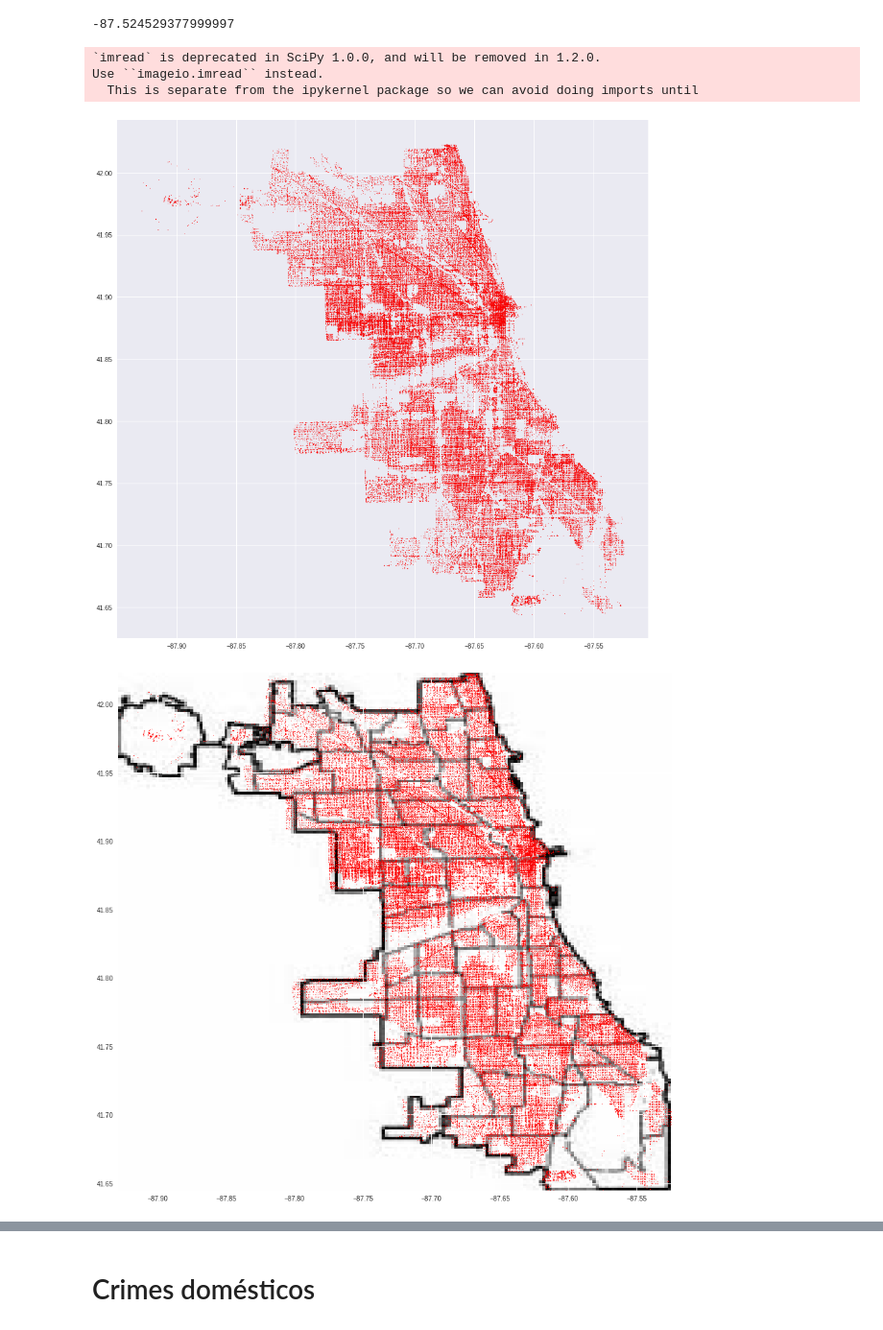
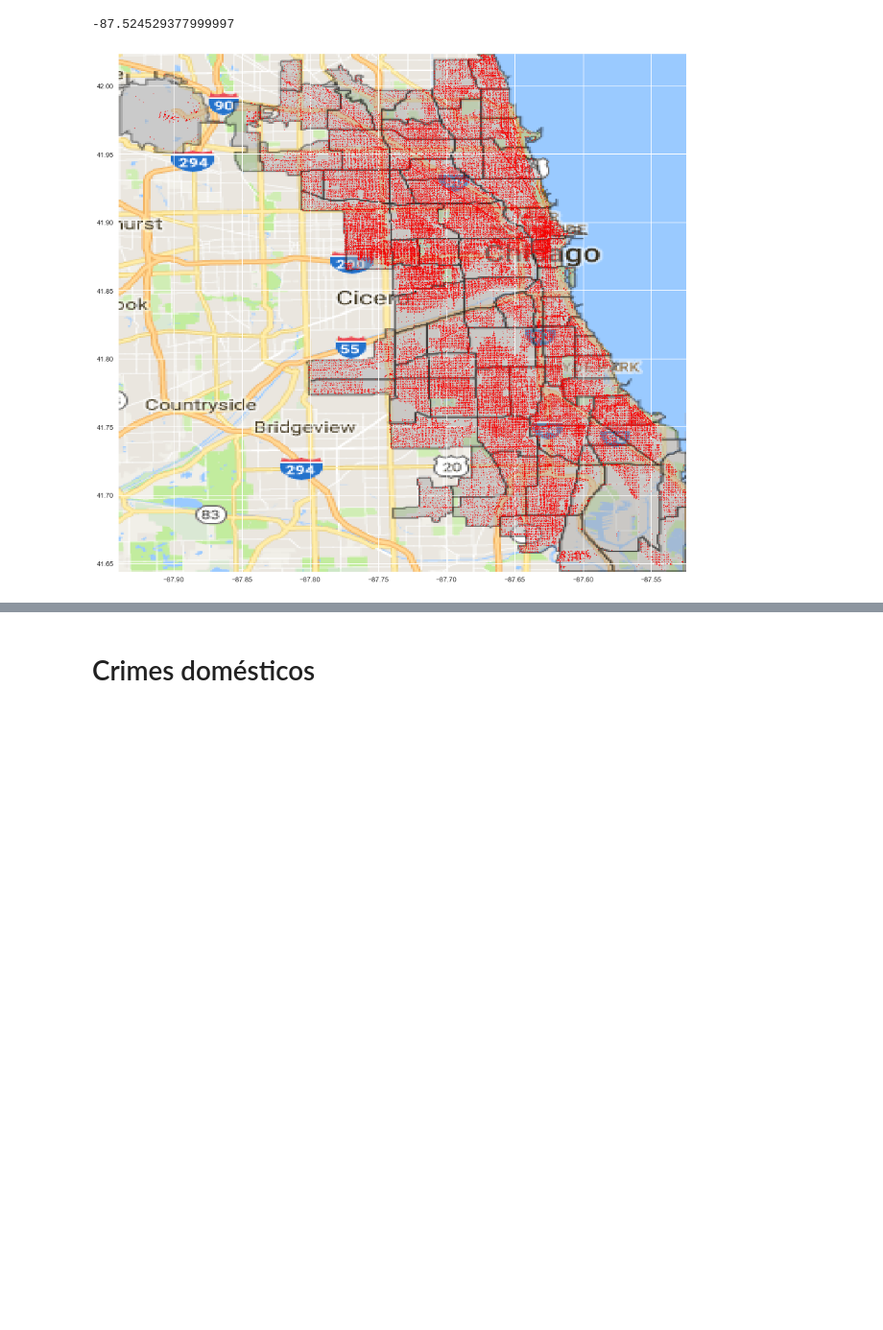
Before and after one commit to if1015-datascience-ufpe/2017-2-projeto-ajgan-rlsma-rcrs3, a Jupyter notebook: Project.ipynb, the cells around one changed output, grey strips where cells are left out. Shown at 96% size. Cells and saved outputs as stored; diff of their text form; code cells hidden in the pictures; blank space fills up the shorter version.

```diff
--- a/Project.ipynb
+++ b/Project.ipynb
@@ -672,17 +672,17 @@ crimes_upd['Lon'].max()
 # %% [output]
 -87.524529377999997
 # %%
+westlimit=-87.940102
+southlimit=41.643921
+eastlimit=-87.523987
+northlimit=42.023022
 fig, ax = plt.subplots(figsize=(15,15))
 plt.scatter(y=crimes_upd['Lat'],x=crimes_upd['Lon'],zorder=1,s=0.8,alpha=0.6,c='red')
-img = imread("mapa/CHmap.jpg")
-plt.imshow(img,zorder=0,extent=[-87.928909442000005, -87.524529377999997, 41.644604096000002, 42.022671246000002])
+img = imread("mapa/CHmap.png")
+plt.imshow(img,zorder=0,extent=[westlimit, eastlimit, southlimit, northlimit])
 plt.show()
 # %% [output]
-`imread` is deprecated in SciPy 1.0.0, and will be removed in 1.2.0.
-Use ``imageio.imread`` instead.
-  This is separate from the ipykernel package so we can avoid doing imports until
-[figure, old version]
+[figure, new version]
-[figure, removed]
 # %%
 crimes_upd.head()
 # %% [output]
```
Also changed, not shown: parts of 8 cells of this notebook, 2 other files.
